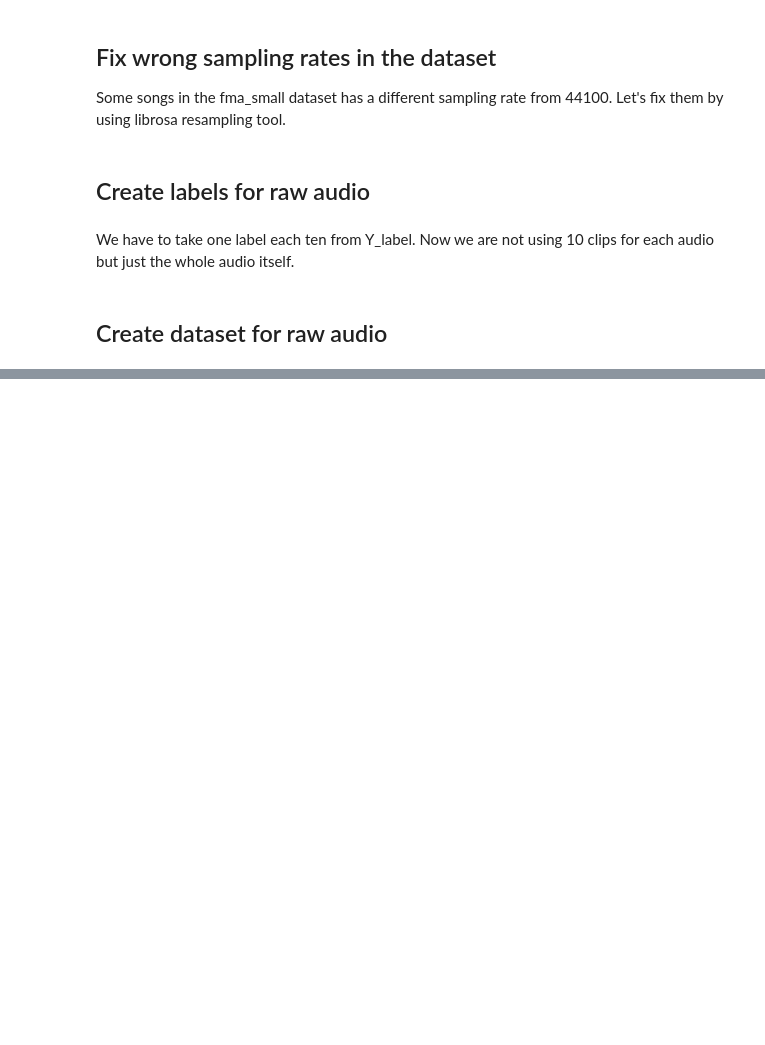
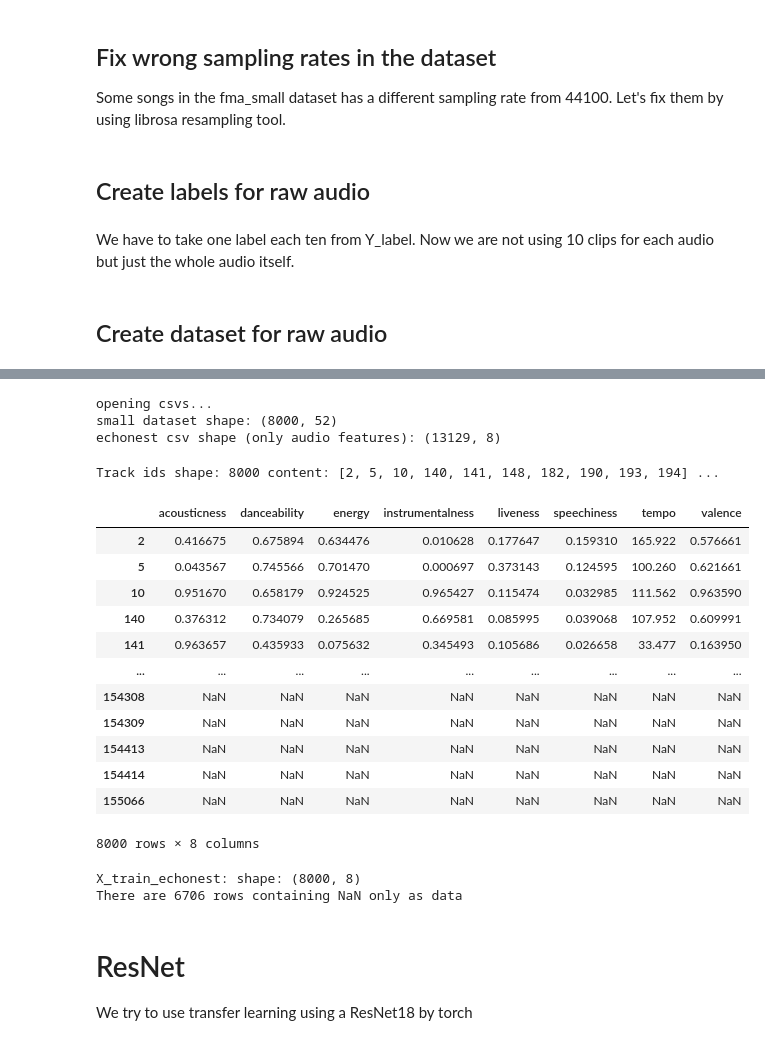
Before and after one commit to davidecolussi/NN_music_genre_recognition, a Jupyter notebook: Networks.ipynb, the cells around one changed output, grey strips where cells are left out. Drawn from its saved outputs; the diff is of its cells as text; code cells hidden in the pictures; blank space fills up the shorter version.

```diff
--- a/Networks.ipynb
+++ b/Networks.ipynb
@@ -962,0 +971,54 @@ train_loss_list, train_acc_list, val_loss_list, val_acc_list =train_raw(MyModel,
+# %%
+print("opening csvs...")
+
+tracks = utils.load('data/fma_metadata/tracks.csv')
+
+echonest = utils.load('data/fma_metadata/echonest.csv')
+echonest = echonest['echonest', 'audio_features']
+small = tracks[tracks['set', 'subset'] <= 'small']
+
+print("small dataset shape:",small.shape)
+print("echonest csv shape (only audio features):",echonest.shape)
+# %% [output]
+opening csvs...
+small dataset shape: (8000, 52)
+echonest csv shape (only audio features): (13129, 8)
+# %%
+#select small dataset from echonest csv
+
+track_ids = small.index.values.tolist()
+print("Track ids shape:",len(track_ids),"content:",track_ids[:10],"...")
+echonest_small = pd.DataFrame(echonest,index=track_ids)
+
+ipd.display(echonest_small)
+# %% [output]
+Track ids shape: 8000 content: [2, 5, 10, 140, 141, 148, 182, 190, 193, 194] ...
+|  | acousticness | danceability | energy | instrumentalness | liveness | speechiness | tempo | valence |
+| 2 | 0.416675 | 0.675894 | 0.634476 | 0.010628 | 0.177647 | 0.159310 | 165.922 | 0.576661 |
+| 5 | 0.043567 | 0.745566 | 0.701470 | 0.000697 | 0.373143 | 0.124595 | 100.260 | 0.621661 |
+| 10 | 0.951670 | 0.658179 | 0.924525 | 0.965427 | 0.115474 | 0.032985 | 111.562 | 0.963590 |
+| 140 | 0.376312 | 0.734079 | 0.265685 | 0.669581 | 0.085995 | 0.039068 | 107.952 | 0.609991 |
+| 141 | 0.963657 | 0.435933 | 0.075632 | 0.345493 | 0.105686 | 0.026658 | 33.477 | 0.163950 |
+| ... | ... | ... | ... | ... | ... | ... | ... | ... |
+| 154308 | NaN | NaN | NaN | NaN | NaN | NaN | NaN | NaN |
+| 154309 | NaN | NaN | NaN | NaN | NaN | NaN | NaN | NaN |
+| 154413 | NaN | NaN | NaN | NaN | NaN | NaN | NaN | NaN |
+| 154414 | NaN | NaN | NaN | NaN | NaN | NaN | NaN | NaN |
+| 155066 | NaN | NaN | NaN | NaN | NaN | NaN | NaN | NaN |
+8000 rows × 8 columns
+# %%
+X_train_echonest = echonest_small.to_numpy(dtype=np.float16)
+print("X_train_echonest: shape:",X_train_echonest.shape)
+
+nan_rows = np.argwhere(np.isnan(X_train_echonest).all(axis=1))
+
+print("There are",len(nan_rows),"rows containing NaN only as data")
+#nan_rows = nan_rows.squeeze()
+#for i in nan_rows:
+#    print("row:",i,":",X_train_echonest[i])
+# %% [output]
+X_train_echonest: shape: (8000, 8)
+There are 6706 rows containing NaN only as data
+# %% [markdown]
+# ResNet
+We try to use transfer learning using a ResNet18 by torch
```
Also changed, not shown: parts of 13 cells of this notebook.
